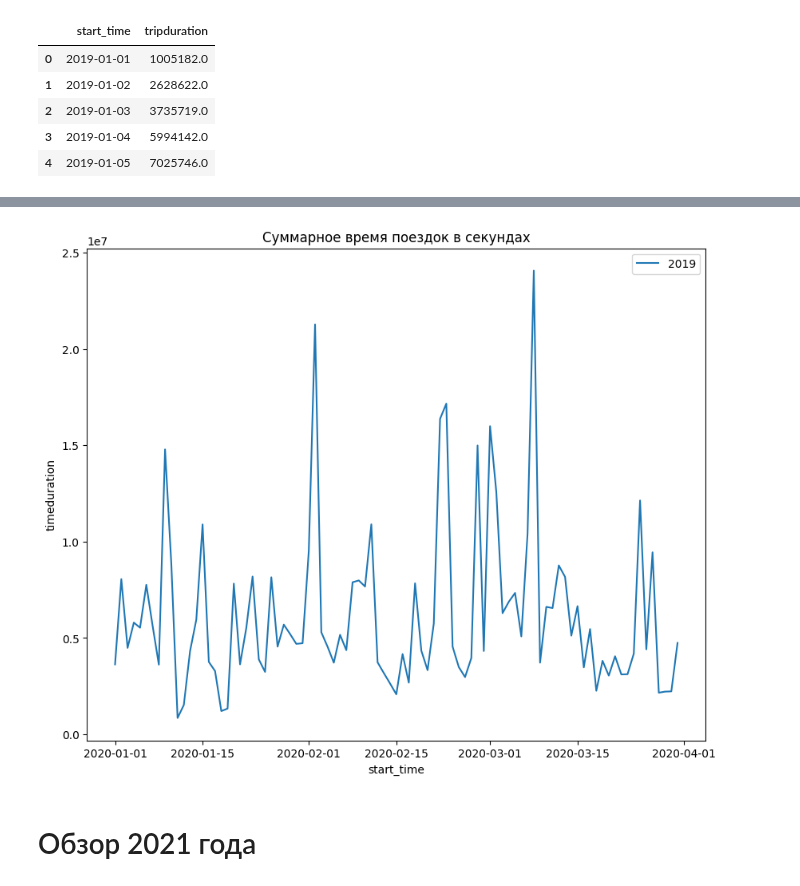
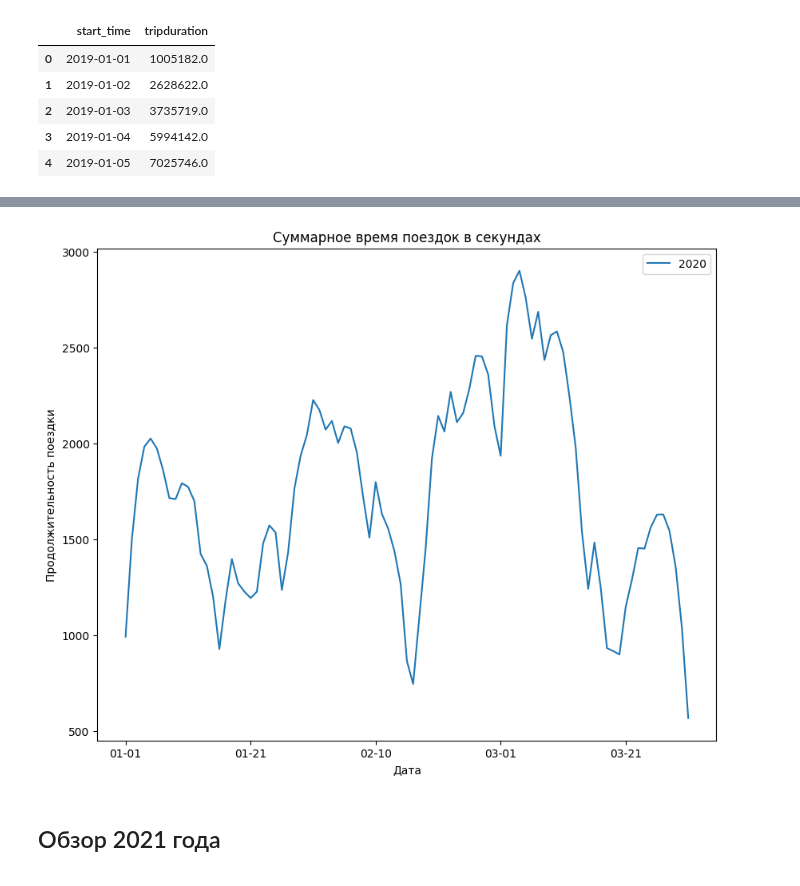
Before and after one commit to kapibarr/big-data-project, a Jupyter notebook: 2013-2023_3_months.ipynb, the cells around one changed output, grey strips where cells are left out. Drawn from its saved outputs; the diff is of its cells as text; code cells hidden in the pictures.

```diff
--- a/2013-2023_3_months.ipynb
+++ b/2013-2023_3_months.ipynb
@@ -352,5 +331,5 @@ plt.show()
 # %%
-df20 = pd.read_csv(f"Divvy_Trips_2020_full.csv.gz", compression="gzip")
+df20 = pd.read_csv("data/2020/Divvy_Trips_2020_full.csv.gz", compression="gzip")
 # %%
 df20.head(100)
 # %% [output]
@@ -392,15 +371,20 @@ df20 = df20[
 ]
 # %%
 df20 = df20[df20["tripduration"] > 60]
+# %%
+df20["tripduration"] = savgol_filter(
+    df20["tripduration"], window_length=15, polyorder=3
+)
+df20["tripduration"] = df20["tripduration"].div(3600)
 # %%
 fig, ax = plt.subplots(figsize=(10, 8))  # устанавливаем размер графика
 df20.plot(x="started_at", y="tripduration", kind="line", ax=ax, label="2020")
-ax.set_xlabel("start_time")  # устанавливаем имя оси x
-ax.set_ylabel("timeduration")  # устанавливаем имя оси y
+ax.set_xlabel("Дата")  # устанавливаем имя оси x
+ax.set_ylabel("Продолжительность поездки")  # устанавливаем имя оси y
 ax.set_title("Суммарное время поездок в секундах")  # устанавливаем заголовок графика
 plt.show()
 # %% [output]
-[figure, old version]
+[figure, new version]
 # %% [markdown]
-# Обзор 2021 года
+## Обзор 2021 года
 # %%
```
Also changed, not shown: parts of 54 cells of this notebook, 1 other file.
